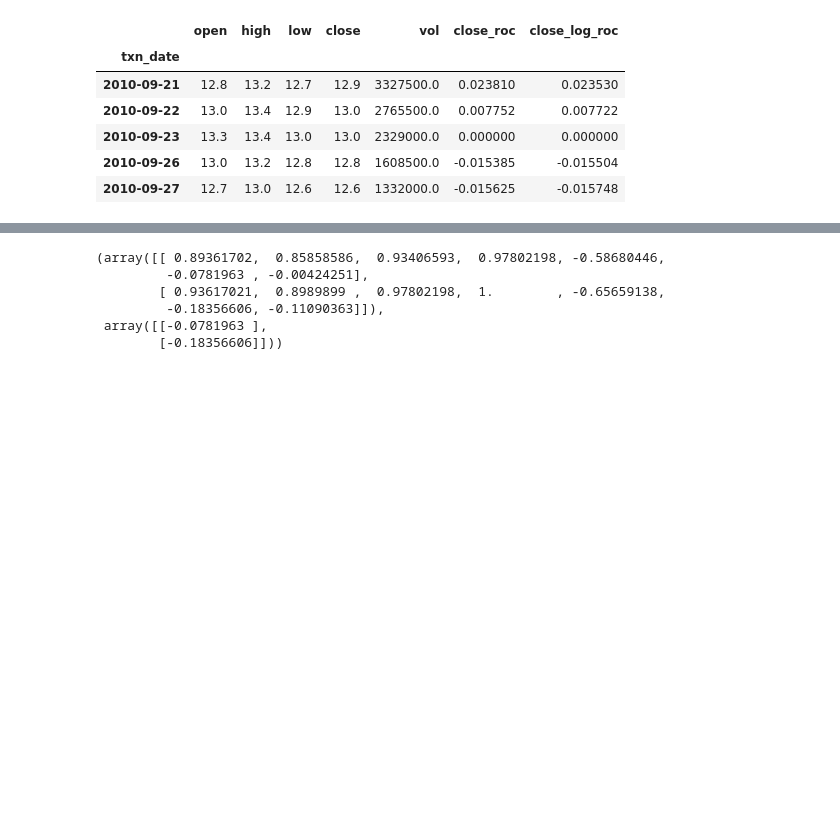
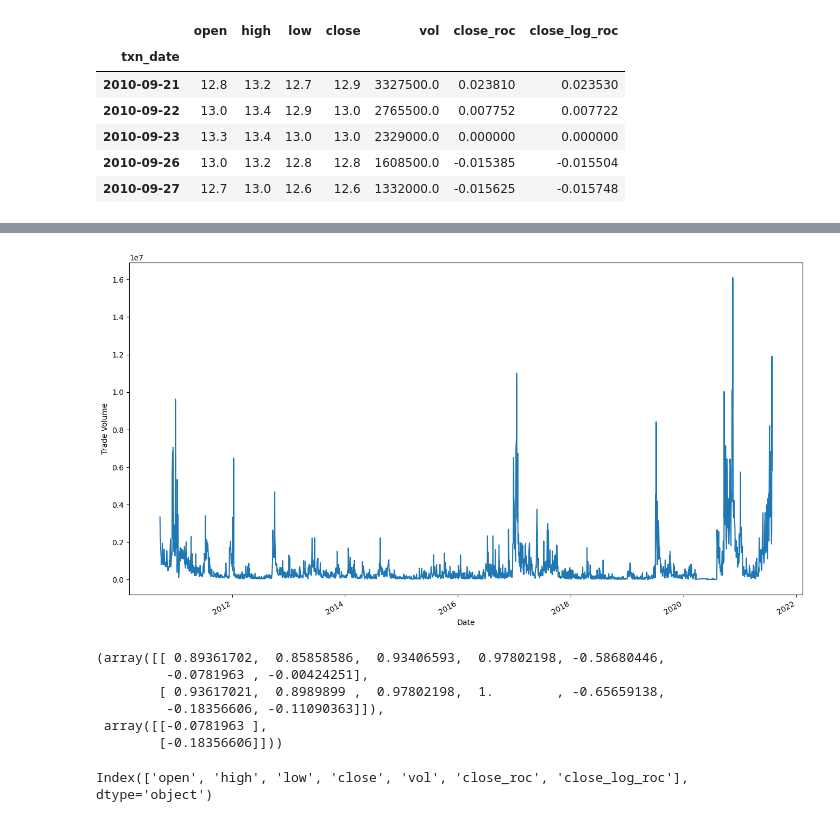
Before and after one commit to Mashfiqur-Rahman/stock-market-analysis-using-ml, a Jupyter notebook: notebooks/Deep Learning Algorithms.ipynb, the cells around one changed output, grey strips where cells are left out. Drawn from its saved outputs; the diff is of its cells as text; code cells hidden in the pictures; blank space fills up the shorter version.

```diff
--- a/notebooks/Deep Learning Algorithms.ipynb
+++ b/notebooks/Deep Learning Algorithms.ipynb
@@ -50,3 +105,10 @@ data.head()
+# %%
+data['vol'].plot()
+plt.xlabel('Date')
+plt.ylabel('Trade Volume')
+plt.show()
+# %% [output]
+[figure, added]
 # %%
 def custom_ts_data_prep(dataset, target, start, end, window, horizon):
     X = []
@@ -74,5 +136,9 @@ data_x[:2], data_y[:2]
          -0.18356606, -0.11090363]]),
  array([[-0.0781963 ],
         [-0.18356606]]))
+# %%
+data.columns
+# %% [output]
+Index(['open', 'high', 'low', 'close', 'vol', 'close_roc', 'close_log_roc'], dtype='object')
 # %%
 hist_window = 48
```
Also changed, not shown: parts of 19 cells of this notebook.
